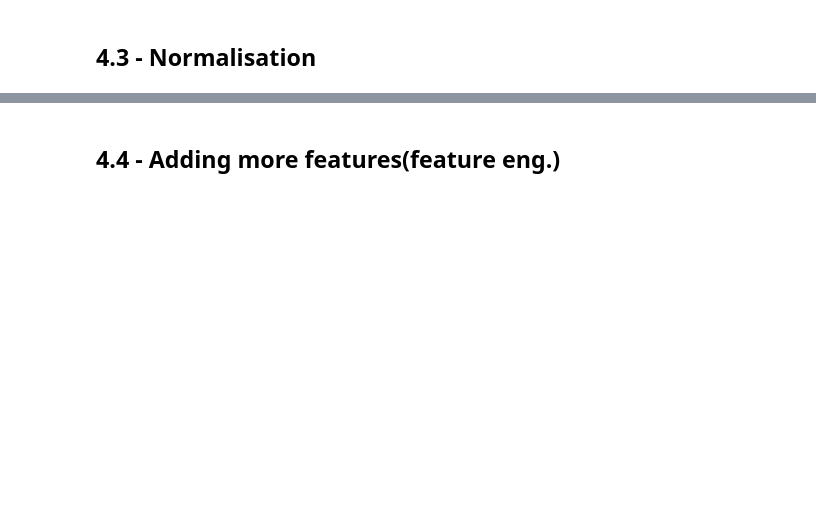
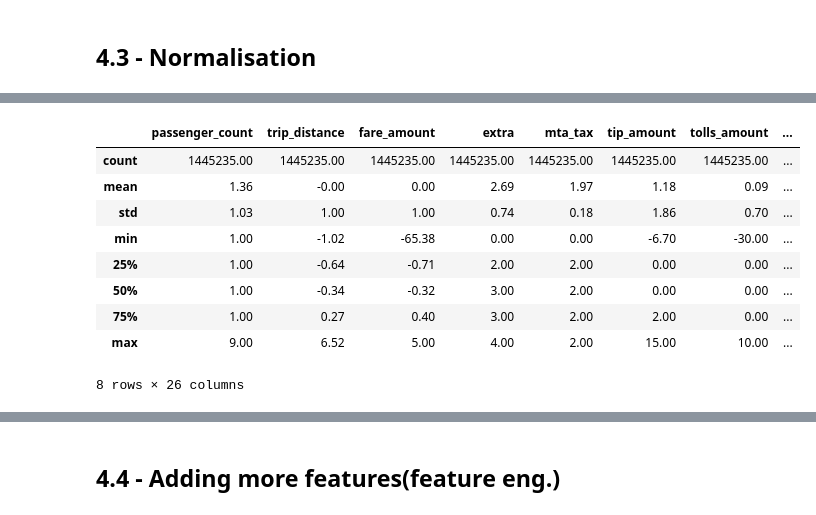
Before and after one commit to OmarMoataz19/Data-Engineering, a Jupyter notebook: Milestone 1/template.ipynb, the cells around one changed output, grey strips where cells are left out. Saved outputs shown, nothing was run; the diff lists cells and outputs as text; code cells hidden in the pictures; blank space fills up the shorter version.

```diff
--- a/Milestone 1/template.ipynb
+++ b/Milestone 1/template.ipynb
@@ -1473,0 +1636,37 @@ dtype: object
+# %%
+from sklearn.preprocessing import StandardScaler
+
+def normalize_features(df, features_to_normalize):
+    """
+    Normalize specified features in a DataFrame using Standard Scaling.
+
+    Parameters:
+    - df: DataFrame containing the features.
+    - features_to_normalize: List of column names to be normalized.
+
+    Returns:
+    - DataFrame with normalized features.
+    """
+    df_copy = df.copy()
+
+    scaler = StandardScaler()
+
+    df_copy[features_to_normalize] = scaler.fit_transform(df_copy[features_to_normalize])
+
+    return df_copy
+# %%
+features_to_normalize = ['trip_distance', 'fare_amount', 'total_amount']
+df_copy = normalize_features(df_copy, features_to_normalize)
+# %%
+df_copy.describe()
+# %% [output]
+|  | passenger_count | trip_distance | fare_amount | extra | mta_tax | tip_amount | tolls_amount | ... |
+| count | 1445235.00 | 1445235.00 | 1445235.00 | 1445235.00 | 1445235.00 | 1445235.00 | 1445235.00 | ... |
+| mean | 1.36 | -0.00 | 0.00 | 2.69 | 1.97 | 1.18 | 0.09 | ... |
+| std | 1.03 | 1.00 | 1.00 | 0.74 | 0.18 | 1.86 | 0.70 | ... |
+| min | 1.00 | -1.02 | -65.38 | 0.00 | 0.00 | -6.70 | -30.00 | ... |
+| 25% | 1.00 | -0.64 | -0.71 | 2.00 | 2.00 | 0.00 | 0.00 | ... |
+| 50% | 1.00 | -0.34 | -0.32 | 3.00 | 2.00 | 0.00 | 0.00 | ... |
+| 75% | 1.00 | 0.27 | 0.40 | 3.00 | 2.00 | 2.00 | 0.00 | ... |
+| max | 9.00 | 6.52 | 5.00 | 4.00 | 2.00 | 15.00 | 10.00 | ... |
+8 rows × 26 columns
```
Also changed, not shown: parts of 39 cells of this notebook, 1 other file.
